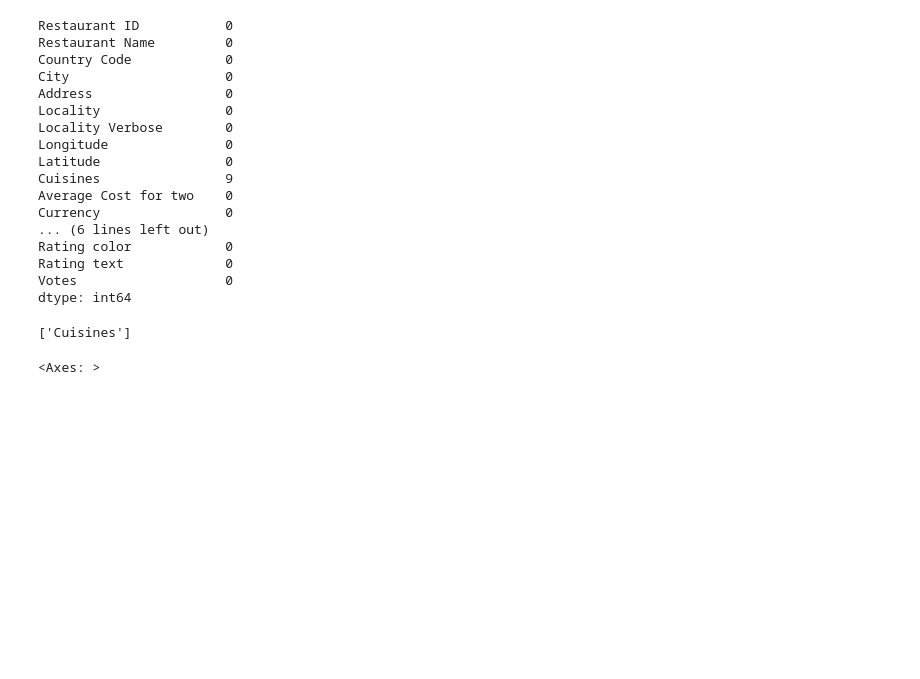
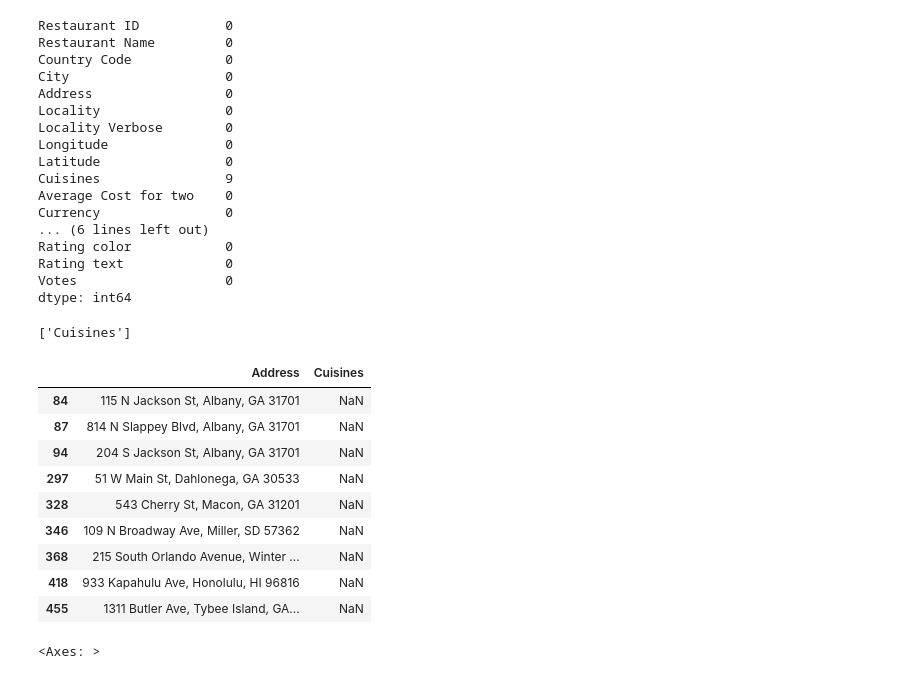
Before and after one commit to mys3lfasfaan/The-Python-Experience, a Jupyter notebook: EDA_tutorial/EDA.ipynb, the cells around one changed output. Cells and saved outputs as stored; diff of their text form; code cells hidden in the pictures; blank space fills up the shorter version.

```diff
--- a/EDA_tutorial/EDA.ipynb
+++ b/EDA_tutorial/EDA.ipynb
@@ -88,6 +88,19 @@ dtype: int64
 [features for features in df.columns if df[features].isnull().sum() > 0]
 # %% [output]
 ['Cuisines']
+# %%
+df[['Address','Cuisines']].loc[df['Cuisines'].isnull()]
+# %% [output]
+|  | Address | Cuisines |
+| 84 | 115 N Jackson St, Albany, GA 31701 | NaN |
+| 87 | 814 N Slappey Blvd, Albany, GA 31701 | NaN |
+| 94 | 204 S Jackson St, Albany, GA 31701 | NaN |
+| 297 | 51 W Main St, Dahlonega, GA 30533 | NaN |
+| 328 | 543 Cherry St, Macon, GA 31201 | NaN |
+| 346 | 109 N Broadway Ave, Miller, SD 57362 | NaN |
+| 368 | 215 South Orlando Avenue, Winter ... | NaN |
+| 418 | 933 Kapahulu Ave, Honolulu, HI 96816 | NaN |
+| 455 | 1311 Butler Ave, Tybee Island, GA... | NaN |
 # %%
 sns.heatmap(df.isnull(), yticklabels=False, cbar=False, cmap='viridis')
 # %% [output]
```
Also changed, not shown: parts of 7 cells of this notebook, 2 other files.
